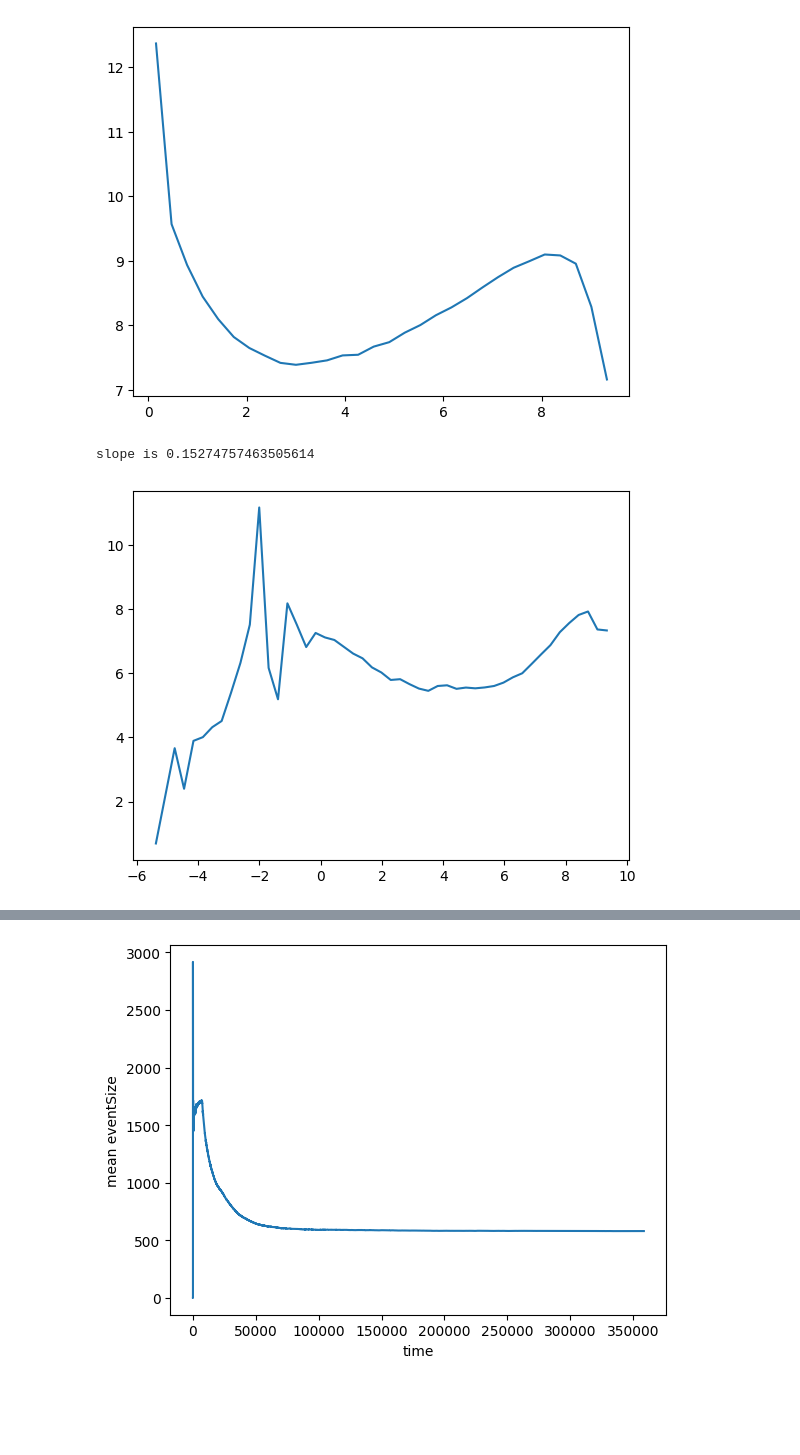
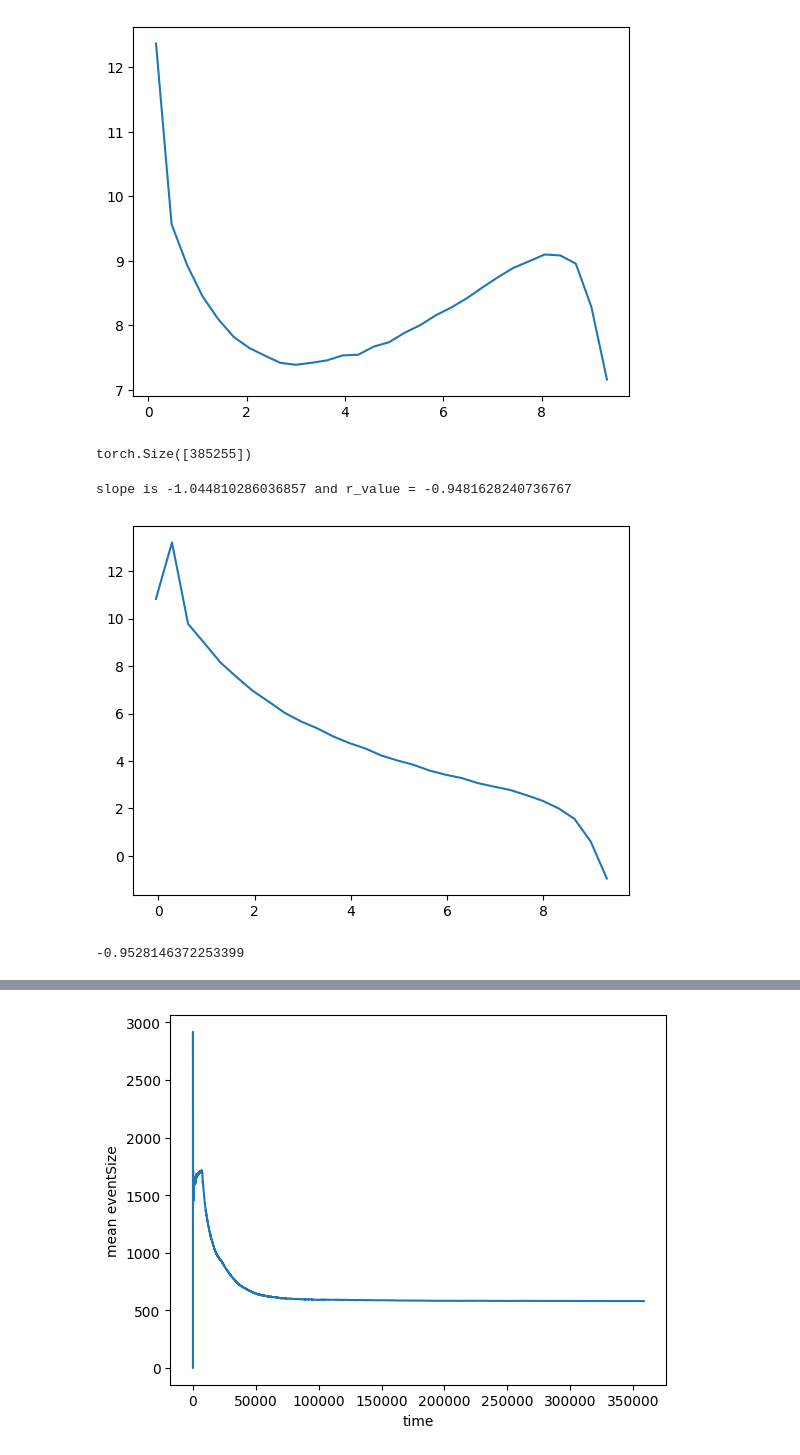
Before and after one commit to alireza-astane/Burridge_Knopoff_Model, a Jupyter notebook: BK_model/BKMoldel.ipynb, the cells around one changed output, grey strips where cells are left out. Saved outputs shown, nothing was run; the diff lists cells and outputs as text; code cells hidden in the pictures; blank space fills up the shorter version.

```diff
--- a/BK_model/BKMoldel.ipynb
+++ b/BK_model/BKMoldel.ipynb
@@ -207,17 +208,36 @@ print(f"slope is {stats.linregress(size[freq>0], np.log(freq[freq>0]))[0]}")
 # %% [output]
 slope is -0.031738904140744595
 [figure]
+# %%
+(eventsSizes.shape)
+# %% [output]
+torch.Size([385255])
 # %%
+eventsSizes = eventsSizes100
+bins = np.logspace(np.log10(eventsSizes.cpu()[eventsSizes.cpu()   > 0].min()),np.log10((eventsSizes.cpu().max())),50)
 
-bins = np.logspace(np.log10(eventsSizes.cpu()[eventsSizes.cpu() > 0].min()),np.log10((eventsSizes.cpu().max())),50)
+freq , size = np.histogram((eventsSizes.cpu()+1)[eventsSizes.cpu()  > 0], bins = bins)
 
-freq , size = np.histogram(eventsSizes.cpu()[eventsSizes.cpu() > 0], bins = bins)
+
+bins_size = (size - np.roll(size,1))[1:]
+freq = freq / bins_size
+
+
+
+
 size = (size[1:] + size[:-1])/2
 
 plt.plot(np.log(size[freq>0]), np.log(freq[freq>0]))
 
+slope , intercept , rvalue , _, _  = stats.linregress(np.log(size[freq>0]), np.log(freq[freq>0]))
 
-print(f"slope is {stats.linregress(np.log(size[freq>0]), np.log(freq[freq>0]))[0]}")
+print(f"slope is {slope} and r_value = {rvalue}")
+
+# plt.plot([np.log(freq[freq>0])[-1], np.log(freq[freq>0])[0]] , [intercept , intercept + slope*np.log(freq[freq>0])[0]] )
 # %% [output]
-slope is 0.15274757463505614
+slope is -1.044810286036857 and r_value = -0.9481628240736767
-[figure, old version]
+[figure, new version]
+# %%
+np.log(freq[freq>0])[-1]
+# %% [output]
+-0.9528146372253399
```
Also changed, not shown: parts of 10 cells of this notebook.
